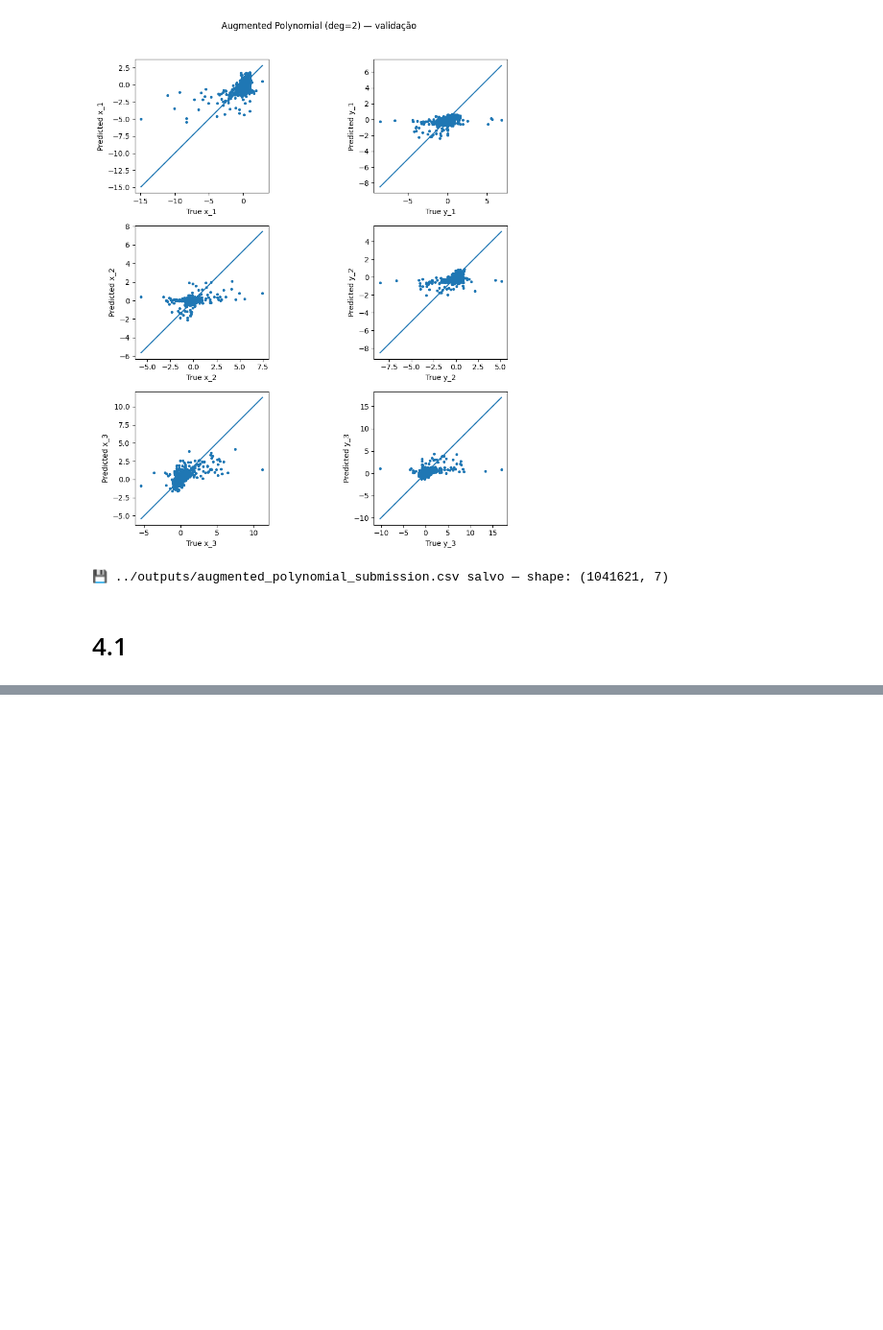
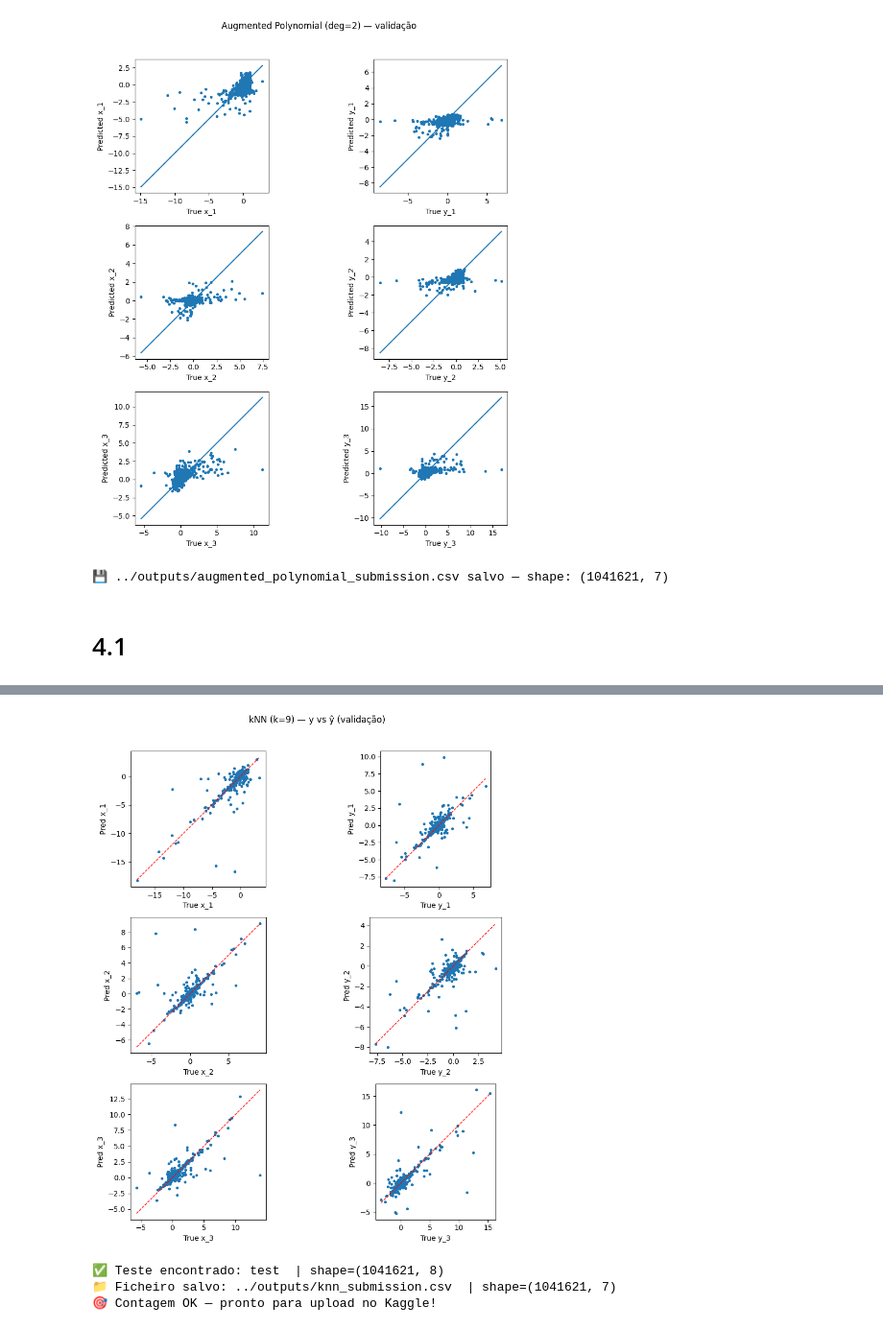
Before and after one commit to rodrxgo26/Projeto_A.A, a Jupyter notebook: notebooks/assignment_task1.ipynb, the cells around one changed output, grey strips where cells are left out. Shown at 96% size. Cells and saved outputs as stored; diff of their text form; code cells hidden in the pictures; blank space fills up the shorter version.

```diff
--- a/notebooks/assignment_task1.ipynb
+++ b/notebooks/assignment_task1.ipynb
@@ -1096,0 +1195,76 @@ NameError: name 'KNeighborsRegressor' is not defined
+# %%
+best_knn_model = knn_aug
+best_k = k_best_aug
+print(f"🔹 kNN final: k={best_k}")
+
+# 2️⃣ Avaliar RMSE de validação
+y_pred_knn = yhat_aug
+rmse_knn = float(np.sqrt(mean_squared_error(y_va, y_pred_knn)))
+print(f"✅ RMSE validação (kNN, k={best_k}) = {rmse_knn:.6f}")
+
+# 3️⃣ Comparar com modelos anteriores (se existirem)
+rmse_baseline = globals().get("best_rmse_baseline", np.nan)
+rmse_poly     = globals().get("best_rmse_poly", np.nan)
+rmse_ridge    = globals().get("best_rmse_ridge", np.nan)
+rmse_task3    = globals().get("best_rmse_aug", np.nan)
+
+print("\n🔸 Comparação de RMSE (validação):")
+print(f" - Baseline Linear : {rmse_baseline:.6f}" if not np.isnan(rmse_baseline) else " - Baseline Linear : (n/d)")
+print(f" - Polynomial (3.4): {rmse_task3:.6f}" if not np.isnan(rmse_task3) else " - Polynomial (3.4): (n/d)")
+print(f" - kNN (4.1)       : {rmse_knn:.6f}")
+
+# 4️⃣ Plot y vs yhat (como no 3.4)
+labels = ['x_1','y_1','x_2','y_2','x_3','y_3']
+idx = np.random.choice(len(y_va), min(500, len(y_va)), replace=False)
+plt.figure(figsize=(10,10))
+for i in range(6):
+    ax = plt.subplot(3,2,i+1)
+    ax.scatter(y_va[idx,i], y_pred_knn[idx,i], s=8)
+    lo, hi = y_va[idx,i].min(), y_va[idx,i].max()
+    ax.plot([lo,hi],[lo,hi],'r--',linewidth=1)
+    ax.set_xlabel('True '+labels[i]); ax.set_ylabel('Pred '+labels[i]); ax.set_aspect('equal','box')
+plt.suptitle(f"kNN (k={best_k}) — y vs ŷ (validação)", y=1.02)
+plt.tight_layout(); plt.show()
+
+# 5️⃣ Geração do ficheiro de submissão Kaggle
+# Verifica se o test dataset existe
+df_test = None
+for cand in ['df_test','test','test_df','df_kaggle_test','public_test']:
+    if cand in globals() and isinstance(globals()[cand], pd.DataFrame):
+        dfc = globals()[cand]
+        if set(feature_cols).issubset(dfc.columns) and len(dfc) >= 1_000_000:
+            df_test = dfc
+            print(f"✅ Teste encontrado: {cand}  | shape={dfc.shape}")
+            break
+if df_test is None:
+    raise RuntimeError("❌ Não encontrei o DataFrame de teste para Kaggle.")
+
+# Previsão
+augment = make_augment_np(feature_cols)
+X_test_aug = augment(df_test[feature_cols].values)
+y_pred_test = best_knn_model.predict(X_test_aug)
+
+# Identificação e construção do DataFrame de submissão
+id_col = None
+for cand in ["Id","ID","id"]:
+    if cand in df_test.columns:
+        id_col = cand; break
+if id_col is not None:
+    sub = pd.DataFrame({"Id": df_test[id_col]})
+else:
+    print("⚠️ Nenhuma coluna 'Id' — será criada automaticamente (0..N-1)")
+    sub = pd.DataFrame({"Id": np.arange(len(y_pred_test))})
+for i,col in enumerate(target_cols):
+    sub[col] = y_pred_test[:,i]
+
+# Guardar CSV
+out_path = "../outputs/knn_submission.csv"
+sub.to_csv(out_path, index=False)
+print(f"📁 Ficheiro salvo: {out_path}  | shape={sub.shape}")
+
+EXPECTED_ROWS = 1_041_621
+if len(sub) != EXPECTED_ROWS:
+    print(f"⚠️ Tem {len(sub):,} linhas; esperado {EXPECTED_ROWS:,}")
+else:
+    print("🎯 Contagem OK — pronto para upload no Kaggle!")
+# %% [output]
@@ -1096,0 +1278,4 @@ NameError: name 'KNeighborsRegressor' is not defined
+[figure, added]
+✅ Teste encontrado: test  | shape=(1041621, 8)
+📁 Ficheiro salvo: ../outputs/knn_submission.csv  | shape=(1041621, 7)
+🎯 Contagem OK — pronto para upload no Kaggle!
```
Also changed, not shown: parts of 5 cells of this notebook, 1 other file.
